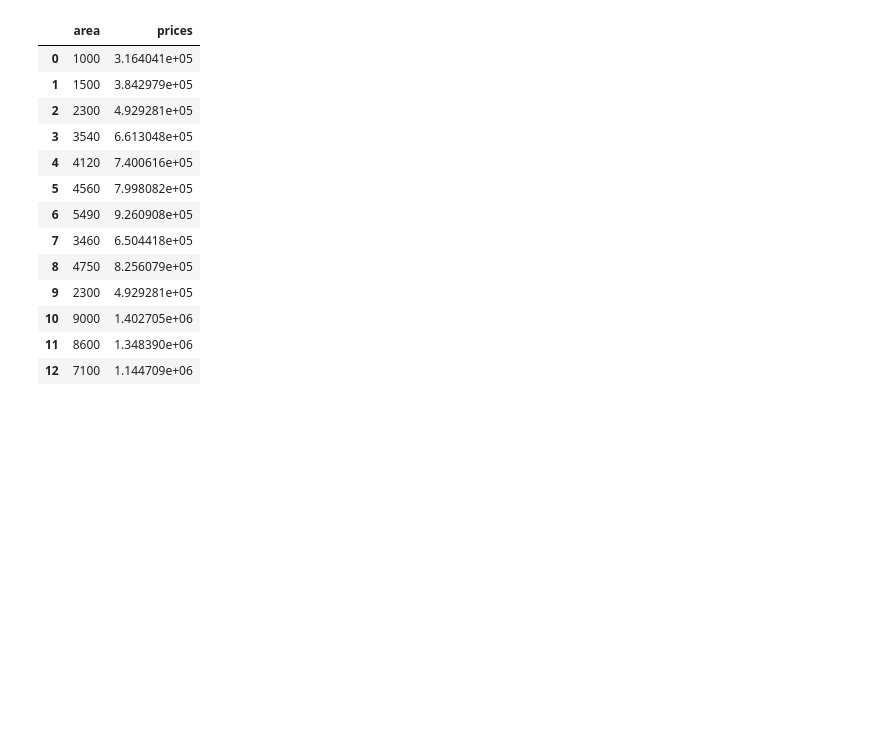
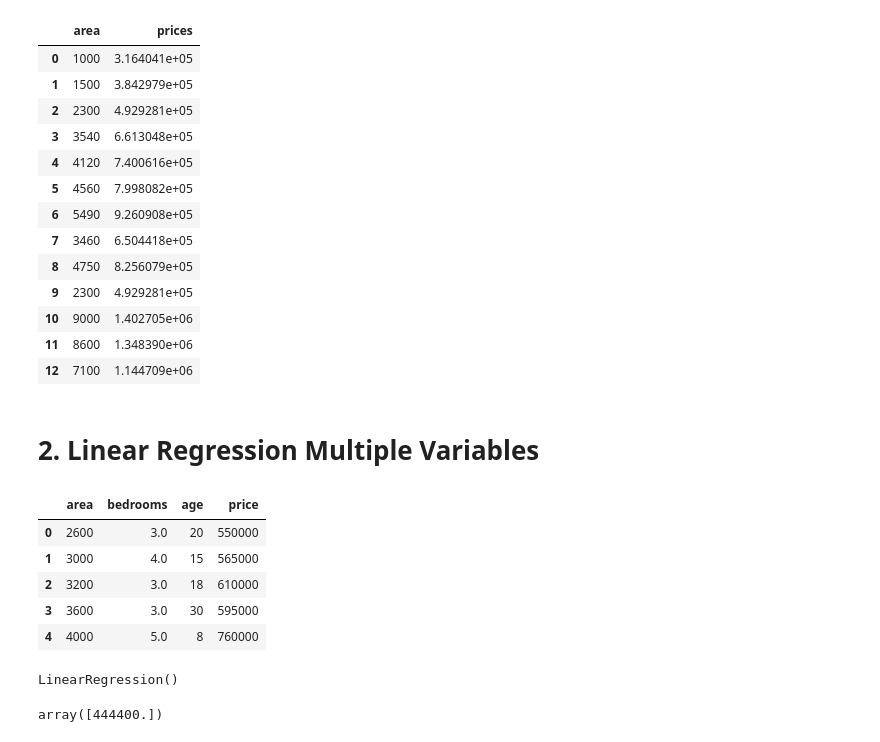
Before and after one commit to PLwicz/ML_LinearRegression, a Jupyter notebook: ML_LinearRegression.ipynb, the cells around one changed output. Drawn from its saved outputs; the diff is of its cells as text; code cells hidden in the pictures; blank space fills up the shorter version.

```diff
--- a/ML_LinearRegression.ipynb
+++ b/ML_LinearRegression.ipynb
@@ -85,3 +85,24 @@ df2
 | 10 | 9000 | 1.402705e+06 |
 | 11 | 8600 | 1.348390e+06 |
 | 12 | 7100 | 1.144709e+06 |
+# %% [markdown]
+# 2. Linear Regression Multiple Variables
+# %%
+df3 = pd.DataFrame({'area':[2600,3000,3200,3600,4000],'bedrooms':[3.0,4.0,3,3.0,5.0],'age':[20,15,18,30,8],'price':[550000,565000,610000,595000,760000]})
+df3
+# %% [output]
+|  | area | bedrooms | age | price |
+| 0 | 2600 | 3.0 | 20 | 550000 |
+| 1 | 3000 | 4.0 | 15 | 565000 |
+| 2 | 3200 | 3.0 | 18 | 610000 |
+| 3 | 3600 | 3.0 | 30 | 595000 |
+| 4 | 4000 | 5.0 | 8 | 760000 |
+# %%
+reg = linear_model.LinearRegression()
+reg.fit(df3[['area','bedrooms','age']],df3.price)
+# %% [output]
+LinearRegression()
+# %%
+reg.predict([[3000,3,40]])
+# %% [output]
+array([444400.])
```
Also changed, not shown: parts of 2 cells of this notebook.
